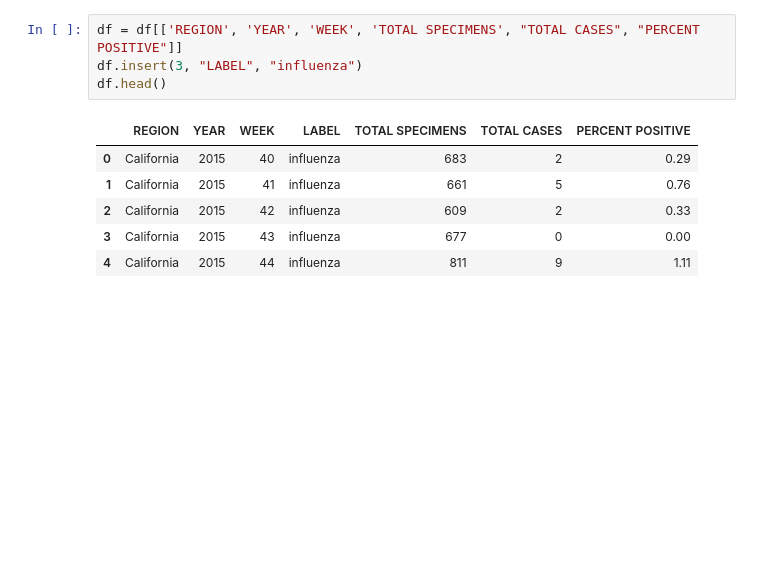
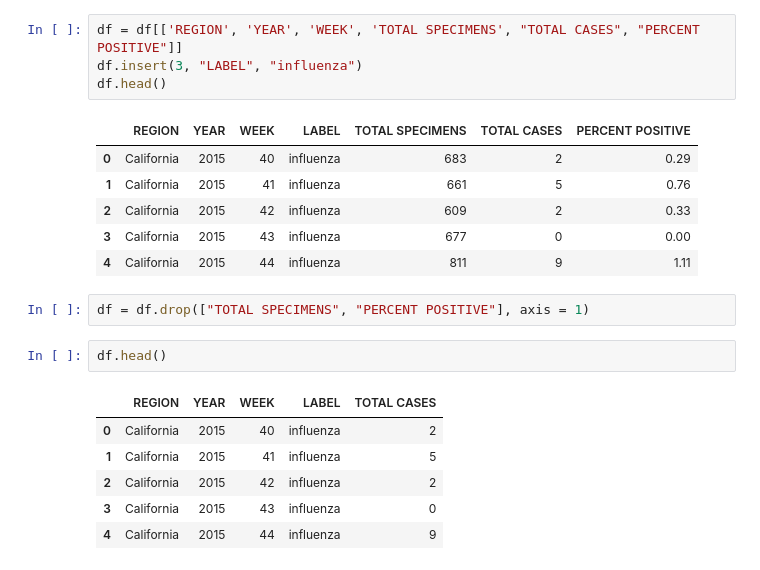
Before and after one commit to dave22r/RegionalOutbreakPredictor, a Jupyter notebook: ml/notebooks/ca-flu-1525.ipynb, the cells around one changed output. Saved outputs shown, nothing was run; the diff lists cells and outputs as text; blank space fills up the shorter version.

```diff
--- a/ml/notebooks/ca-flu-1525.ipynb
+++ b/ml/notebooks/ca-flu-1525.ipynb
@@ -73,3 +73,14 @@ df.head()
 | 2 | California | 2015 | 42 | influenza | 609 | 2 | 0.33 |
 | 3 | California | 2015 | 43 | influenza | 677 | 0 | 0.00 |
 | 4 | California | 2015 | 44 | influenza | 811 | 9 | 1.11 |
+# %%
+df = df.drop(["TOTAL SPECIMENS", "PERCENT POSITIVE"], axis = 1)
+# %%
+df.head()
+# %% [output]
+|  | REGION | YEAR | WEEK | LABEL | TOTAL CASES |
+| 0 | California | 2015 | 40 | influenza | 2 |
+| 1 | California | 2015 | 41 | influenza | 5 |
+| 2 | California | 2015 | 42 | influenza | 2 |
+| 3 | California | 2015 | 43 | influenza | 0 |
+| 4 | California | 2015 | 44 | influenza | 9 |
```
Also changed, not shown: parts of 1 cell of this notebook, 4 other files.
